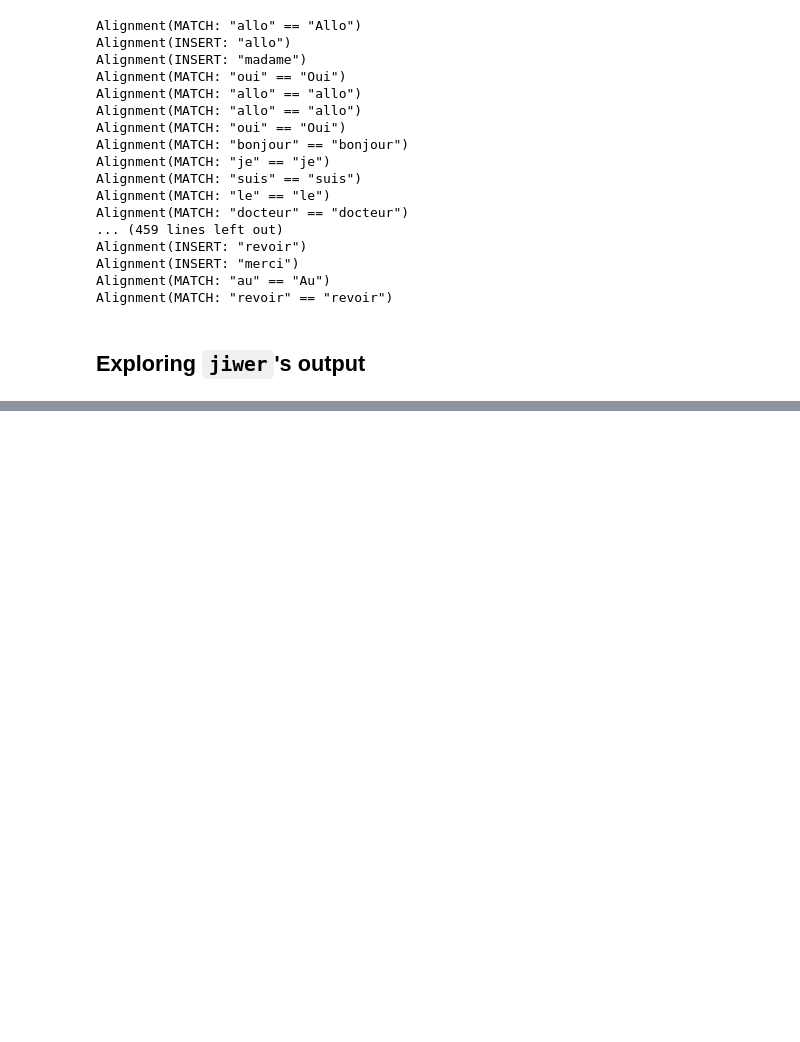
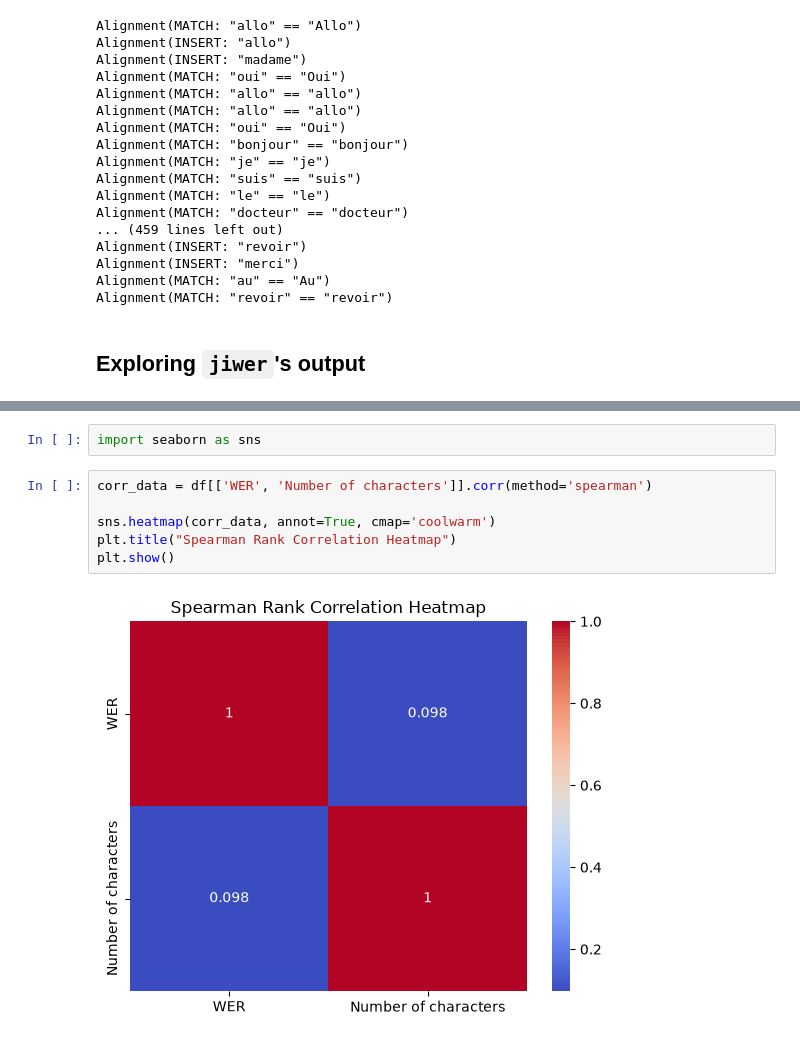
Before and after one commit to monicapsq/benchmarking_asr_medical, a Jupyter notebook: figuring_out.ipynb, the cells around one changed output, grey strips where cells are left out. Drawn from its saved outputs; the diff is of its cells as text; blank space fills up the shorter version.

```diff
--- a/figuring_out.ipynb
+++ b/figuring_out.ipynb
@@ -363,0 +577,10 @@ cer=23.54%
+# %%
+import seaborn as sns
+# %%
+corr_data = df[['WER', 'Number of characters']].corr(method='spearman')
+
+sns.heatmap(corr_data, annot=True, cmap='coolwarm')
+plt.title("Spearman Rank Correlation Heatmap")
+plt.show()
+# %% [output]
+[figure, added]
```
Also changed, not shown: parts of 29 cells of this notebook.
